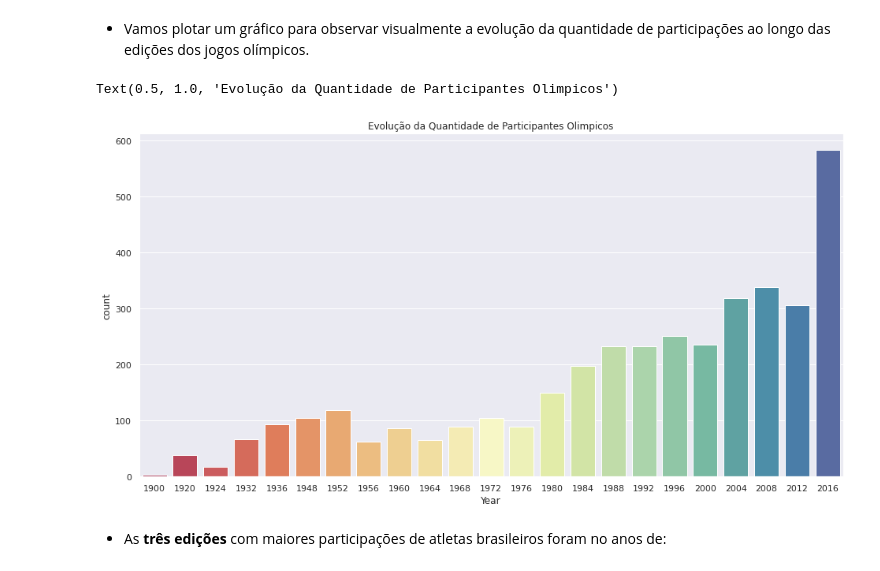
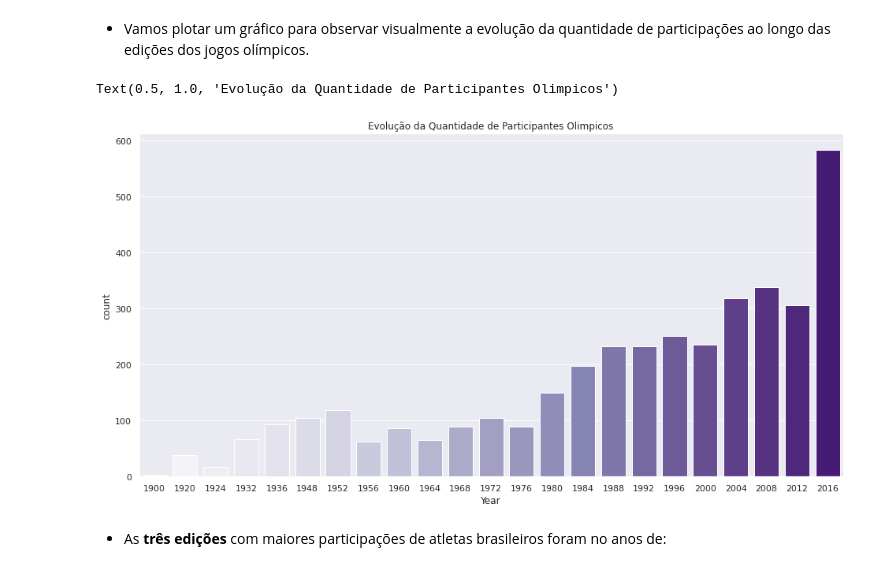
Before and after one commit to MSClaus/Olimpiadas_Analise, a Jupyter notebook: Jogos_Olimpicos.ipynb, the cells around one changed output. Drawn from its saved outputs; the diff is of its cells as text; code cells hidden in the pictures.

```diff
--- a/Jogos_Olimpicos.ipynb
+++ b/Jogos_Olimpicos.ipynb
@@ -379,11 +379,11 @@ brasilOlimpico['ID'].count()
 # %%
 sns.set(style="darkgrid")
 plt.figure(figsize=(16, 8))
-sns.countplot(x='Year', data=brasilOlimpico, palette='Spectral')
+sns.countplot(x='Year', data=brasilOlimpico, palette='Purples')
 plt.title('Evolução da Quantidade de Participantes Olimpicos')
 # %% [output]
 Text(0.5, 1.0, 'Evolução da Quantidade de Participantes Olimpicos')
-[figure, old version]
+[figure, new version]
 # %% [markdown]
 - As **três edições** com maiores participações de atletas brasileiros foram no anos de:
 # %%
```
Also changed, not shown: parts of 9 cells of this notebook.
